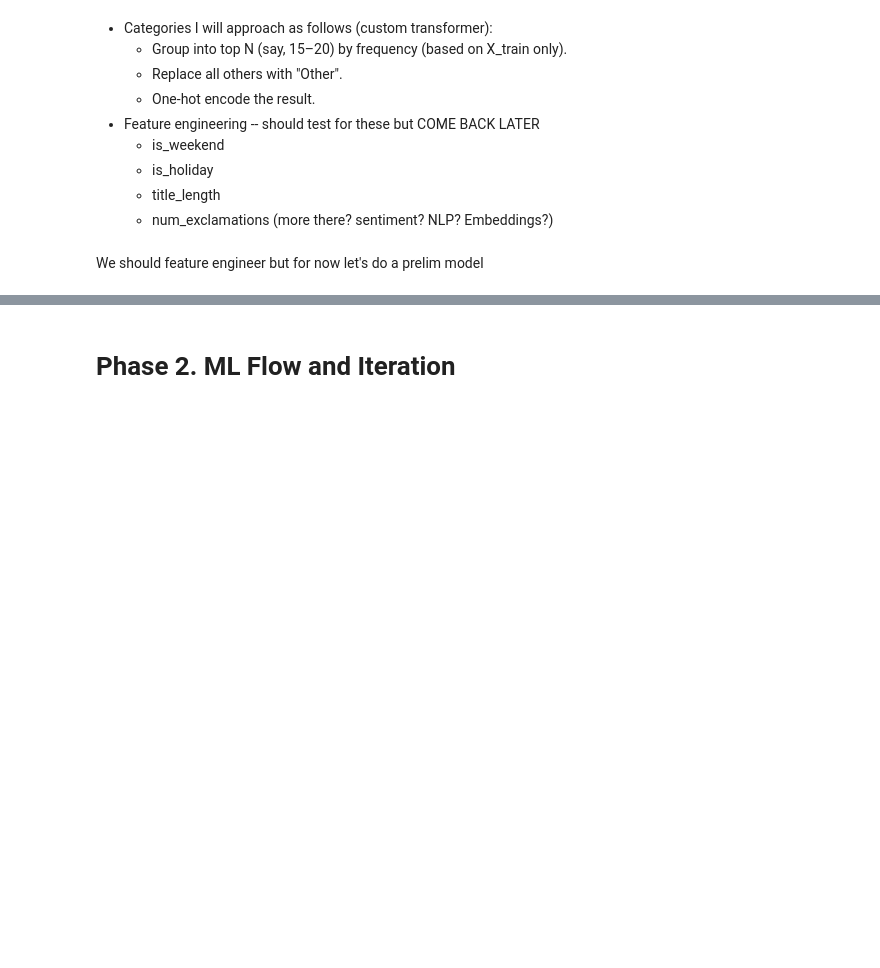
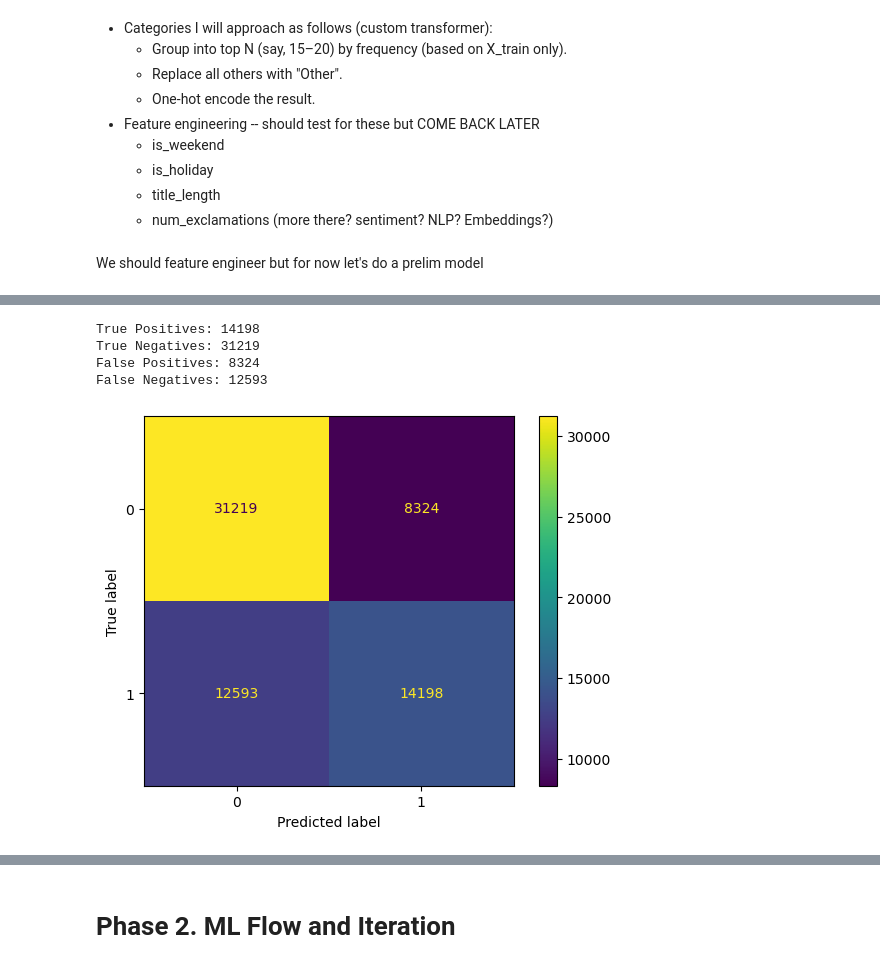
Before and after one commit to tomcarpenter/ml-workflow-tutorials, a Jupyter notebook: kickstarter/01-kickstarter-xgboost-workflow-example.ipynb, the cells around one changed output, grey strips where cells are left out. Saved outputs shown, nothing was run; the diff lists cells and outputs as text; code cells hidden in the pictures; blank space fills up the shorter version.

Commit message:
Added baseline modeling and early tuning

```diff
--- a/kickstarter/01-kickstarter-xgboost-workflow-example.ipynb
+++ b/kickstarter/01-kickstarter-xgboost-workflow-example.ipynb
@@ -1755,9 +1774,16 @@ We should feature engineer but for now let's do a prelim model
 # %%
 from xgboost import XGBClassifier
-from sklearn.metrics import accuracy_score, precision_score, recall_score, f1_score, roc_auc_score, confusion_matrix
+import xgboost as xgb
+from sklearn.metrics import accuracy_score, precision_score, recall_score, f1_score, roc_auc_score, average_precision_score
+from sklearn.metrics import confusion_matrix, ConfusionMatrixDisplay
+from sklearn.metrics import precision_recall_curve, roc_curve
+from sklearn.metrics import classification_report
 
-# Train basic XGBoost
-xgb_model = XGBClassifier(use_label_encoder=False, eval_metric="logloss", random_state=42)
+# Train basic XGBoost -- use both logloss and auc
+xgb_model = XGBClassifier(
+    objective = "binary:logistic",
+    random_state=9572
+    )
 xgb_model.fit(X_train, y_train)
 
 # Predict
@@ -1783,0 +1825,15 @@ AUC:       0.743
+# %%
+cm = confusion_matrix(y_test, y_pred, labels = [0,1])
+ConfusionMatrixDisplay(cm).plot()
+
+tn, fp, fn, tp = cm.ravel()
+print("True Positives:", tp)
+print("True Negatives:", tn)
+print("False Positives:", fp)
+print("False Negatives:", fn)
+# %% [output]
+True Positives: 14198
+True Negatives: 31219
+False Positives: 8324
+False Negatives: 12593
+[figure, added]
```
Also changed, not shown: parts of 35 cells of this notebook.
